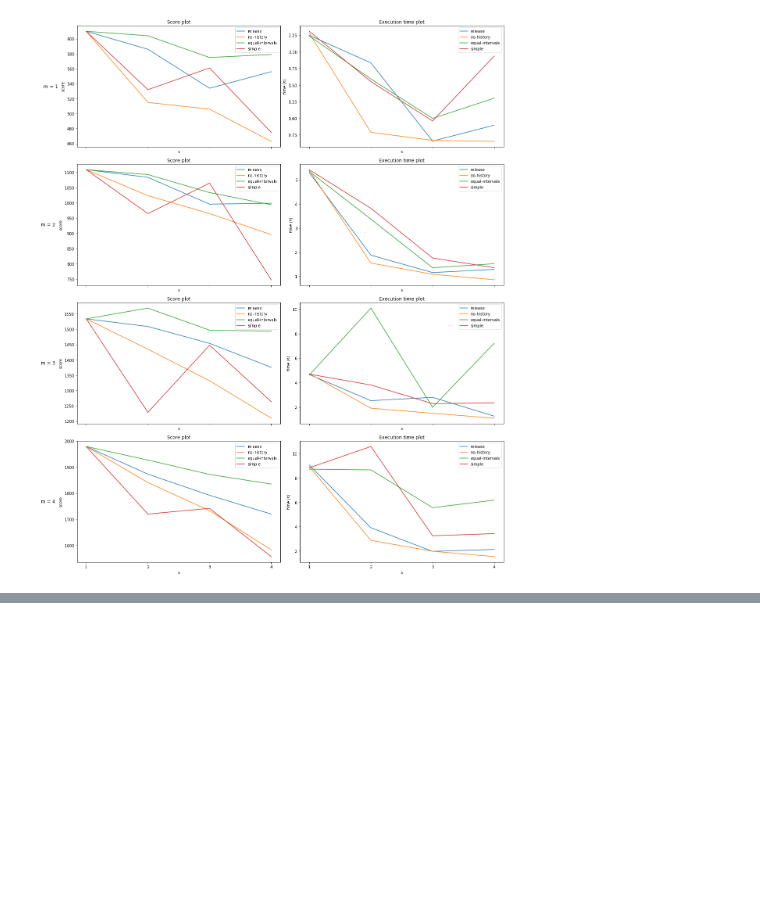
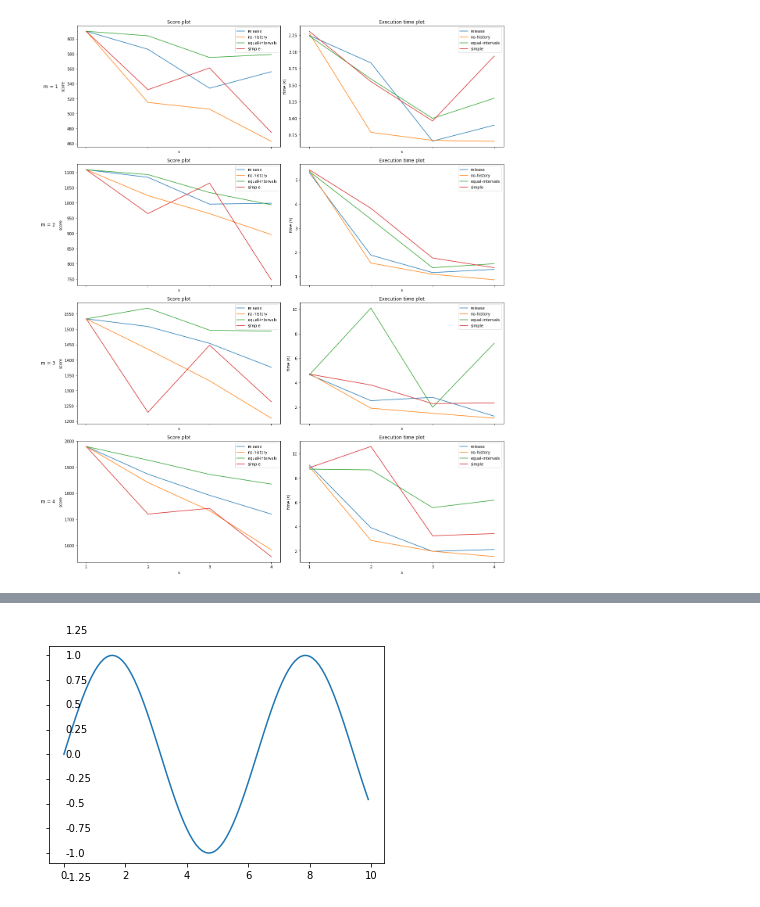
Before and after one commit to stathiskaps/PTOPTW, a Jupyter notebook: plotting.ipynb, the cells around one changed output, grey strips where cells are left out. Cells and saved outputs as stored; diff of their text form; code cells hidden in the pictures; blank space fills up the shorter version.

```diff
--- a/plotting.ipynb
+++ b/plotting.ipynb
@@ -144,0 +260,21 @@ plt.show()
+# %%
+# create an example plot
+import matplotlib.pyplot as plt
+import numpy as np
+
+x = np.arange(0, 10, 0.1)
+y = np.sin(x)
+
+fig, ax = plt.subplots()
+ax.plot(x, y)
+
+# show the exact values of y above the y-axis
+yticks = ax.get_yticks()
+yvals = [np.round(ytick, 2) for ytick in yticks]
+ax.set_yticklabels([])
+for ytick, yval in zip(yticks, yvals):
+    ax.text(0.05, ytick, yval, va='center')
+
+plt.show()
+# %% [output]
+[figure, added]
```
Also changed, not shown: parts of 2 cells of this notebook, 1 other file.
